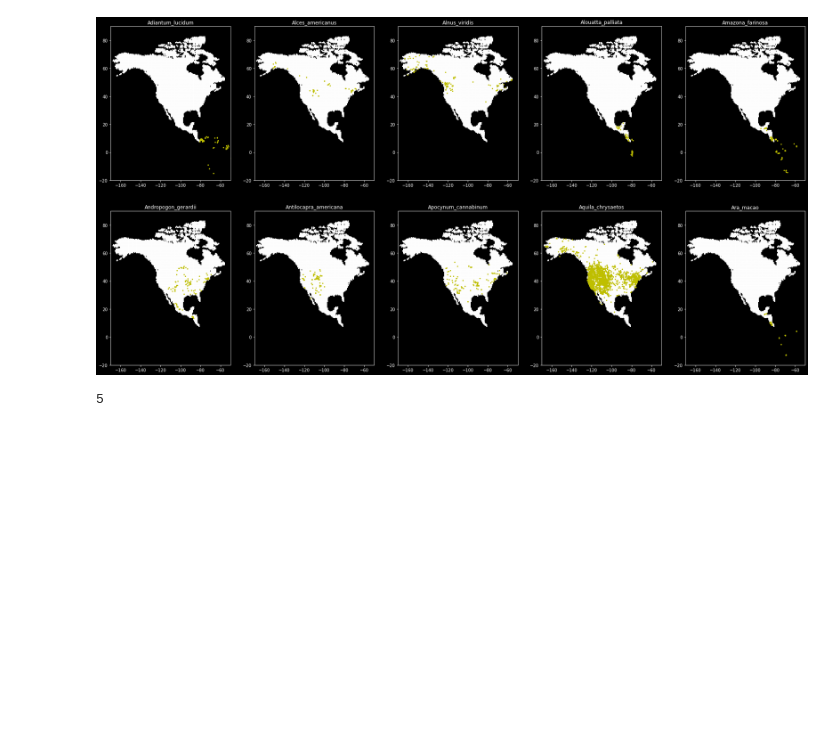
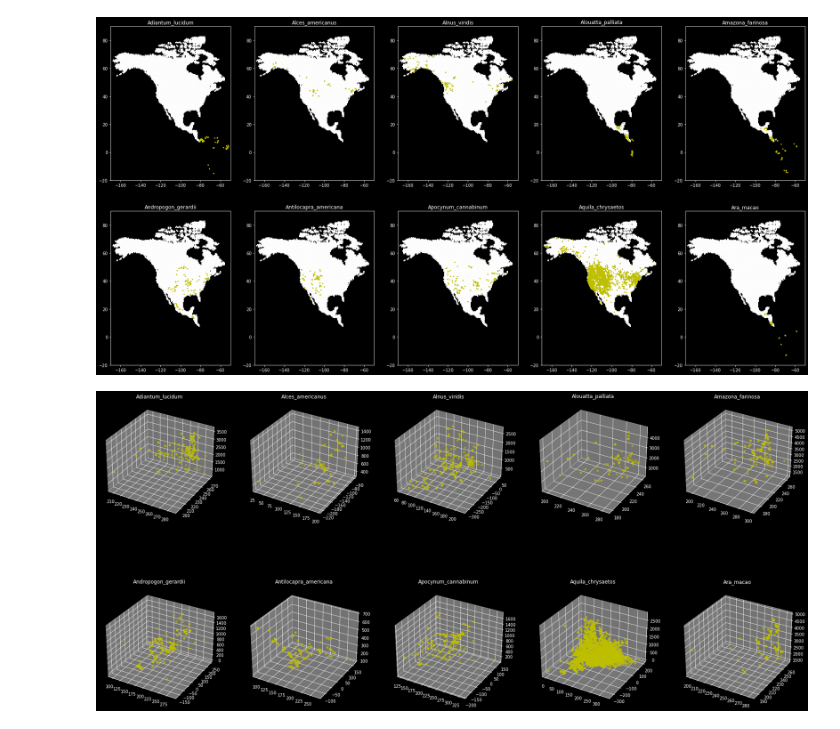
Before and after one commit to ConnorSutton07/Panorama-Project, a Jupyter notebook: panorama.ipynb, the cells around one changed output. Cells and saved outputs as stored; diff of their text form; code cells hidden in the pictures; blank space fills up the shorter version.

Commit message:
added 3d plots

```diff
--- a/panorama.ipynb
+++ b/panorama.ipynb
@@ -120,5 +116,19 @@ plt.savefig('locs.jpg')
 # %% [output]
 [figure]
 # %%
+rows, cols = 2, 5
+fig = plt.figure(figsize = (30, 15))
+
+plt.style.use(['dark_background'])
+for row in range(rows):
+    for col in range(cols):
+        i = (5 * row) + col
+        loc = np.array(locs[i]).T
+        bio = np.array(bios[i]).T
+        axes = fig.add_subplot(rows, cols, i + 1, projection = '3d')
+        axes.scatter3D(bio[0], bio[1], bio[2], c='y')
+        axes.set_title(names[i])
+
+plt.savefig('bios.jpg')
 # %% [output]
-5
+[figure, added]
```
Also changed, not shown: parts of 3 cells of this notebook.
